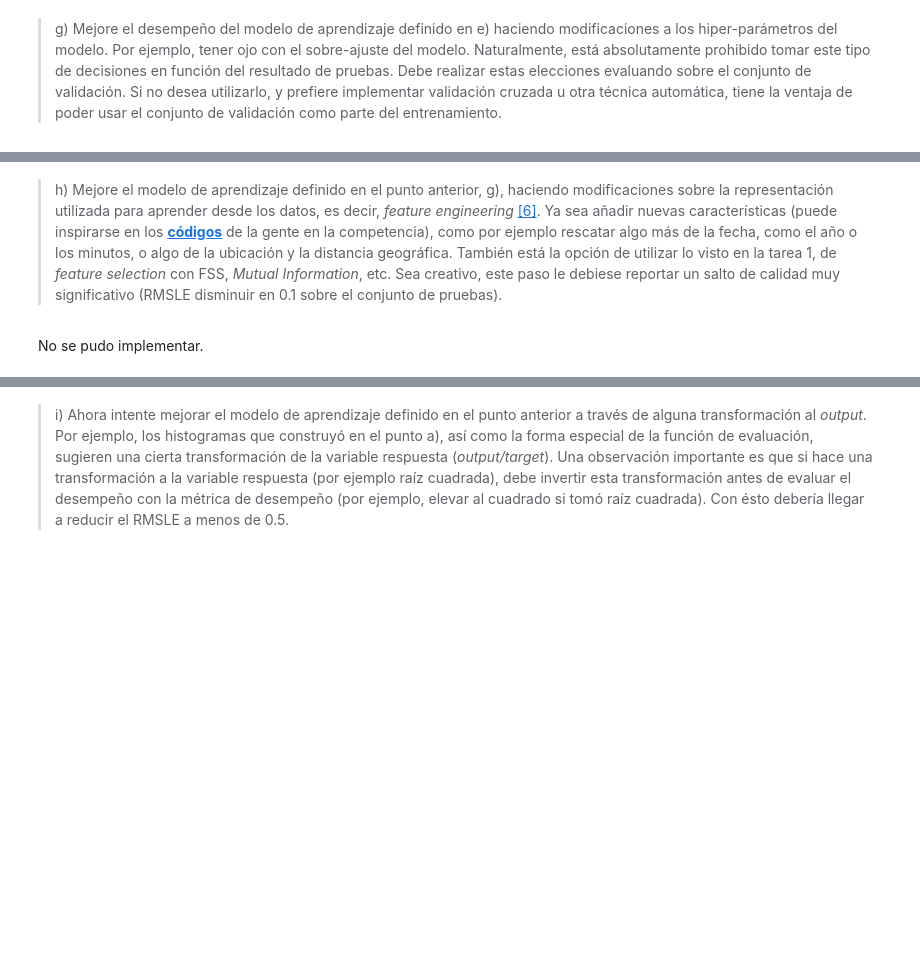
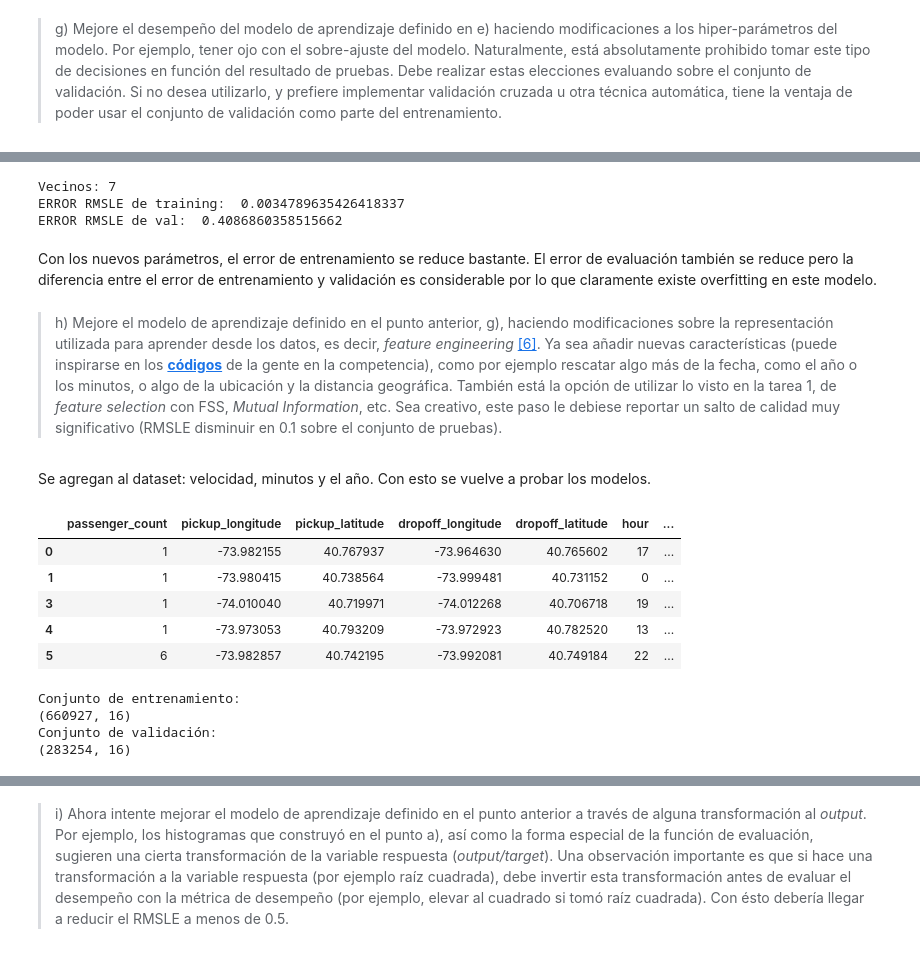
Before and after one commit to JorgeAliste/Tarea0-INF393-II-2018, a Jupyter notebook: Tarea2/Tarea 2 - Pregunta 3 Aguirre Aliste.ipynb, the cells around one changed output, grey strips where cells are left out. Drawn from its saved outputs; the diff is of its cells as text; code cells hidden in the pictures; blank space fills up the shorter version.

```diff
--- a/Tarea2/Tarea 2 - Pregunta 3 Aguirre Aliste.ipynb
+++ b/Tarea2/Tarea 2 - Pregunta 3 Aguirre Aliste.ipynb
@@ -340,4 +402,68 @@ No se logró una mejora significativa respecto al modelo anterior por lo que la
+# %%
+print("Vecinos:", 7)
+model = KNeighborsRegressor()
+model.set_params(n_neighbors=7, weights = "distance", algorithm= "auto", n_jobs = -1)
+model.fit(X_train_scaled2, y_train2)
+print ("ERROR RMSLE de training: ", rmsle(model.predict(X_train_scaled2),y_train2))
+print ("ERROR RMSLE de val: ", rmsle(model.predict(X_val_scaled),y_val))
+# %% [output]
+Vecinos: 7
+ERROR RMSLE de training:  0.0034789635426418337
+ERROR RMSLE de val:  0.4086860358515662
+# %% [markdown]
+Con los nuevos parámetros, el error de entrenamiento se reduce bastante. El error de evaluación también se reduce pero la diferencia entre el error de entrenamiento y validación es considerable por lo que claramente existe overfitting en este modelo.
 # %% [markdown]
 > h) Mejore el modelo de aprendizaje definido en el punto anterior, g), haciendo modificaciones sobre la representación utilizada para aprender desde los datos, es decir, *feature engineering* [[6]](#refs). Ya sea añadir nuevas características (puede inspirarse en los __[códigos](https://www.kaggle.com/c/nyc-taxi-trip-duration/kernels)__ de la gente en la competencia), como por ejemplo rescatar algo más de la fecha, como el año o los minutos, o algo de la ubicación y la distancia geográfica. También está la opción de utilizar lo visto en la tarea 1, de *feature selection* con FSS, *Mutual Information*, etc. Sea creativo, este paso le debiese reportar un salto de calidad muy significativo (RMSLE disminuir en 0.1 sobre el conjunto de pruebas).
-# %% [markdown]
-No se pudo implementar.
+# %% [markdown]
+Se agregan al dataset: velocidad, minutos y el año. Con esto se vuelve a probar los modelos.
+# %%
+dfPure = pd.read_csv("train.csv")
+dfNew = df
+dfNew['velocidad'] = df['distancia_viaje_km']/dfPure['trip_duration']
+dfNew['year'] = pd.to_datetime(dfPure['pickup_datetime']).dt.year
+dfNew['year'] = pd.to_numeric(dfNew['year'])
+dfNew['minutes'] = pd.to_datetime(dfPure['pickup_datetime']).dt.minute
+dfNew['minutes'] = pd.to_numeric(dfNew['minutes'])
+dfNew.head()
+# %% [output]
+|  | passenger_count | pickup_longitude | pickup_latitude | dropoff_longitude | dropoff_latitude | hour | ... |
+| 0 | 1 | -73.982155 | 40.767937 | -73.964630 | 40.765602 | 17 | ... |
+| 1 | 1 | -73.980415 | 40.738564 | -73.999481 | 40.731152 | 0 | ... |
+| 3 | 1 | -74.010040 | 40.719971 | -74.012268 | 40.706718 | 19 | ... |
+| 4 | 1 | -73.973053 | 40.793209 | -73.972923 | 40.782520 | 13 | ... |
+| 5 | 6 | -73.982857 | 40.742195 | -73.992081 | 40.749184 | 22 | ... |
+# %%
+# Corresponde a los valores de Y, la duración del viaje.
+y3 = dfPure['trip_duration'].values
+
+# Se obtiene la matriz de X.
+X3 = dfNew.values
+
+# Se selecciona aleateriamente el conjunto de entrenamiento y prueba.
+X_train3, X_test3, y_train3, y_test3 = train_test_split(X3, y, test_size=0.3, random_state=42)
+
+# Se escalan los valores con robustscaler.
+scaler = RobustScaler(with_centering=True, with_scaling=True)
+
+scaler.fit(X_train3)
+
+# Valores escalados.
+X_train_scaled3 = scaler.transform(X_train3)
+X_test_scaled3 = scaler.transform(X_test3)
+
+puntoDeCorte2 = X_train_scaled3.shape[0]*0.7
+
+X_train_scaled4 = X_train_scaled3[:round(puntoDeCorte2)]
+X_val_scaled4 = X_train_scaled3[round(puntoDeCorte2):]
+
+y_train4 = y_train3[:round(puntoDeCorte2)]
+y_val4 = y_train3[round(puntoDeCorte2):]
+print("Conjunto de entrenamiento:")
+print(X_train_scaled4.shape)
+print("Conjunto de validación:")
+print(X_val_scaled4.shape)
+# %% [output]
+Conjunto de entrenamiento:
+(660927, 16)
+Conjunto de validación:
+(283254, 16)
```
Also changed, not shown: parts of 46 cells of this notebook.
